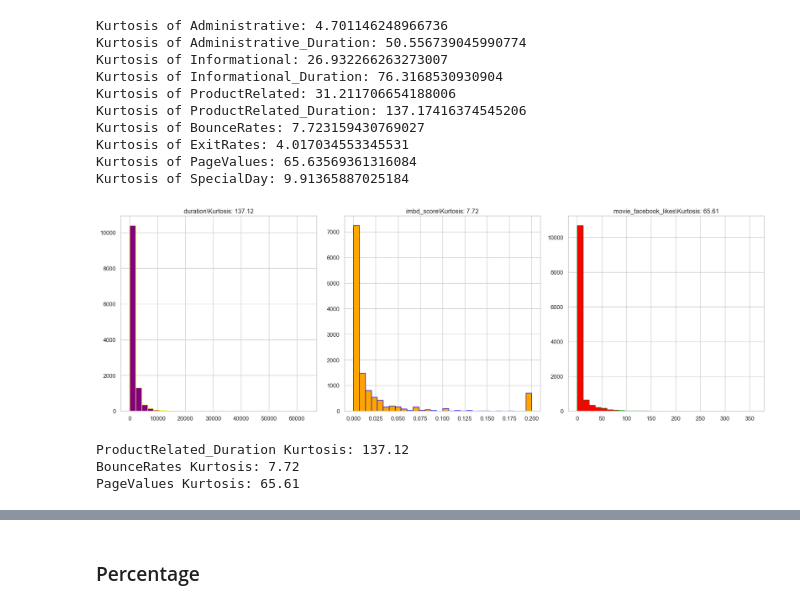
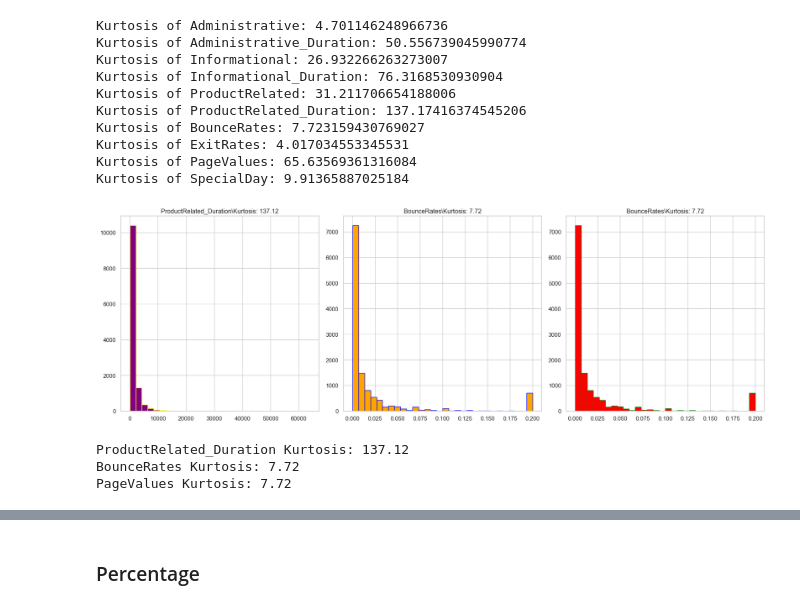
Before and after one commit to 2026362-Silvia/Statistic, a Jupyter notebook: 2nd Assessment/2026362_SilviaSolanoMarchini_Statistic_2ndAssesment.ipynb, the cells around one changed output, grey strips where cells are left out. Drawn from its saved outputs; the diff is of its cells as text; code cells hidden in the pictures.

```diff
--- a/2nd Assessment/2026362_SilviaSolanoMarchini_Statistic_2ndAssesment.ipynb
+++ b/2nd Assessment/2026362_SilviaSolanoMarchini_Statistic_2ndAssesment.ipynb
@@ -404,36 +404,36 @@ Kurtosis of SpecialDay: 9.91365887025184
 # %%
 #Calculate Kurtosis
 normal_data = np.random.normal(0, 1, 1000)
 leptokurtic_data = np.random.standard_t(2, 1000)
 platykurtic_data = np.random.uniform(-2, 2, 1000)
 
 col1 = df["ProductRelated_Duration"]
 col2 = df["BounceRates"]
-col3 = df["PageValues"]
+col3 = df["BounceRates"]
 
 kurt_col1 = stats.kurtosis(col1, fisher=True)
 kurt_col2 = stats.kurtosis(col2, fisher=True)
 kurt_col3 = stats.kurtosis(col3, fisher=True)
 
 fig, axes = plt.subplots(1, 3, figsize=(18, 6))
 
 axes[0].hist(col1, bins=30, color='purple', edgecolor='yellow')
-axes[0].set_title(f'duration\Kurtosis: {kurt_col1:.2f}')
+axes[0].set_title(f'ProductRelated_Duration\Kurtosis: {kurt_col1:.2f}')
 
 axes[1].hist(col2, bins=30, color='orange', edgecolor='blue')
-axes[1].set_title(f'imbd_score\Kurtosis: {kurt_col2:.2f}')
+axes[1].set_title(f'BounceRates\Kurtosis: {kurt_col2:.2f}')
 
 axes[2].hist(col3, bins=30, color='red', edgecolor='green')
-axes[2].set_title(f'movie_facebook_likes\Kurtosis: {kurt_col3:.2f}')
+axes[2].set_title(f'BounceRates\Kurtosis: {kurt_col3:.2f}')
 
 plt.tight_layout()
 plt.show()
 
 print(f"ProductRelated_Duration Kurtosis: {kurt_col1:.2f}")
 print(f"BounceRates Kurtosis: {kurt_col2:.2f}")
 print(f"PageValues Kurtosis: {kurt_col3:.2f}")
 # %% [output]
-[figure, old version]
+[figure, new version]
 ProductRelated_Duration Kurtosis: 137.12
 BounceRates Kurtosis: 7.72
-PageValues Kurtosis: 65.61
+PageValues Kurtosis: 7.72
```
Also changed, not shown: parts of 8 cells of this notebook.
